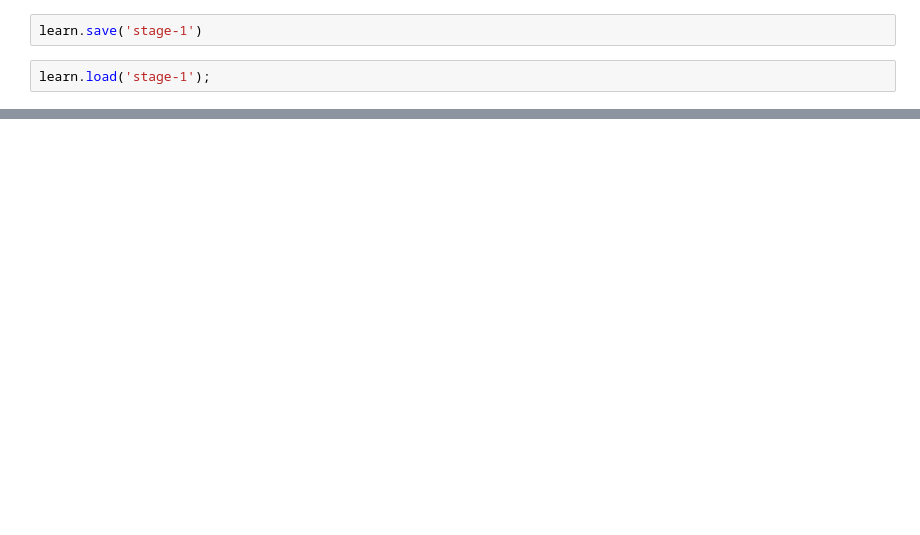
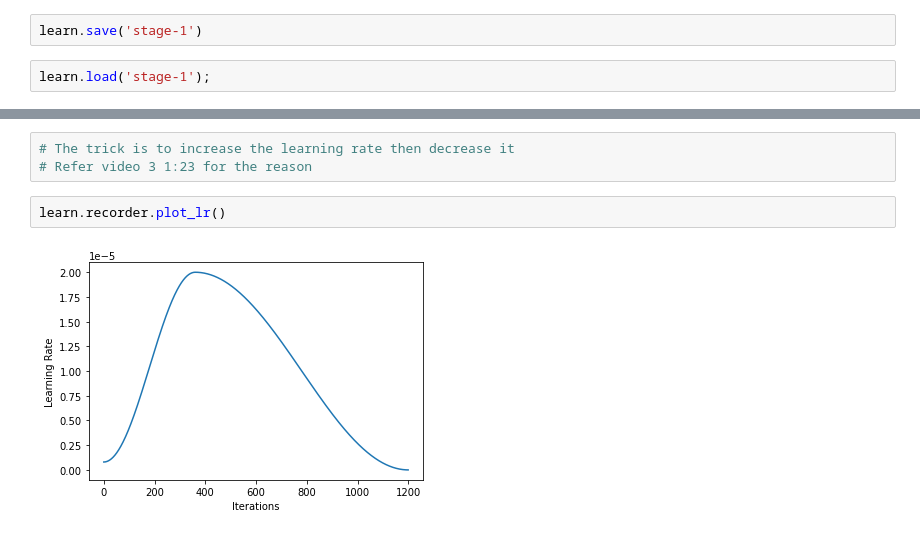
Before and after one commit to Humaidabdullah/FastAi-Course, a Jupyter notebook: Lesson 3.2 - Image segmentation with CamVid/Untitled.ipynb, the cells around one changed output, grey strips where cells are left out. Cells and saved outputs as stored; diff of their text form; blank space fills up the shorter version.

```diff
--- a/Lesson 3.2 - Image segmentation with CamVid/Untitled.ipynb
+++ b/Lesson 3.2 - Image segmentation with CamVid/Untitled.ipynb
@@ -170,0 +205,7 @@ learn.show_results(rows=3,figsize=(8,9))
+# %%
+# The trick is to increase the learning rate then decrease it
+# Refer video 3 1:23 for the reason
+# %%
+learn.recorder.plot_lr()
+# %% [output]
+[figure, added]
```
Also changed, not shown: parts of 23 cells of this notebook.
